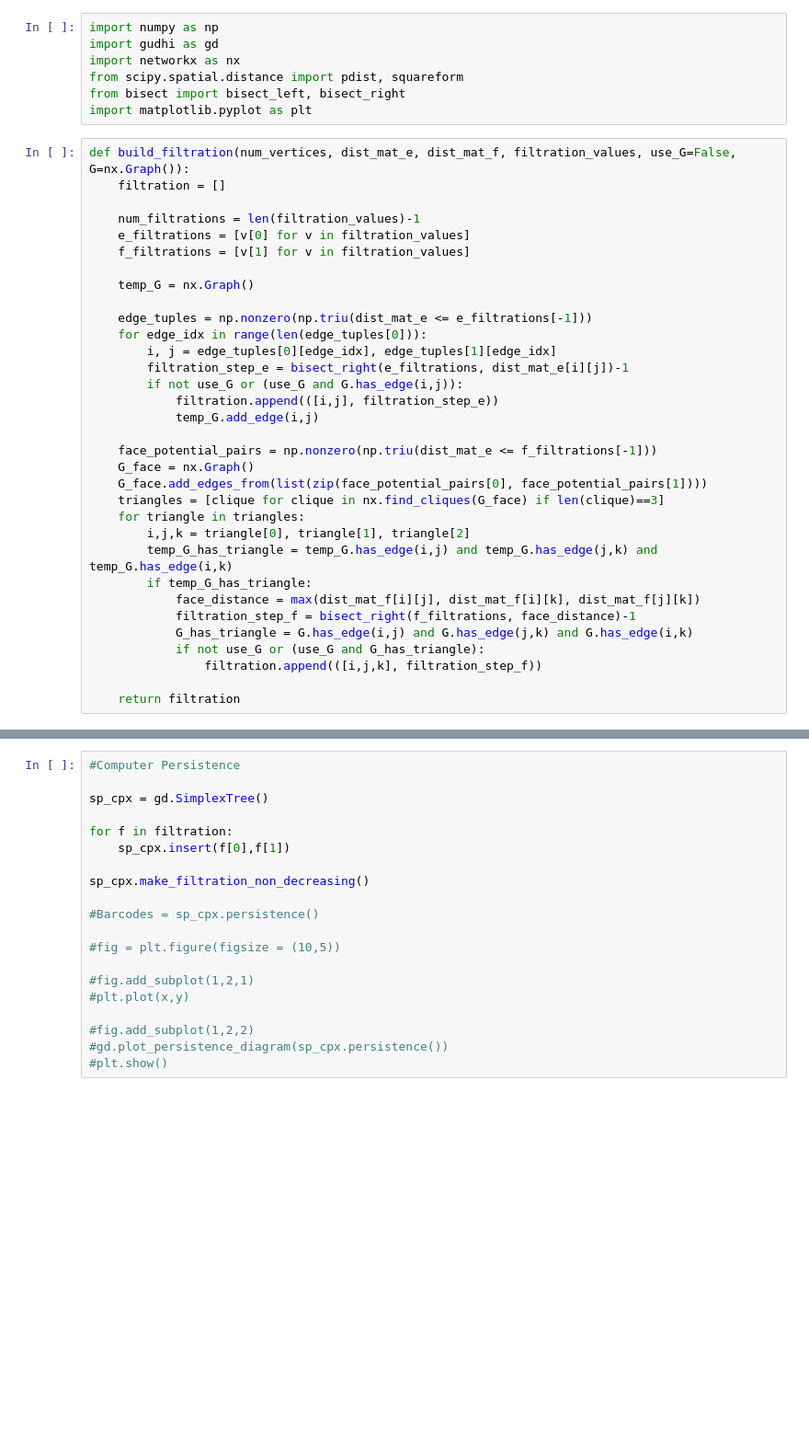
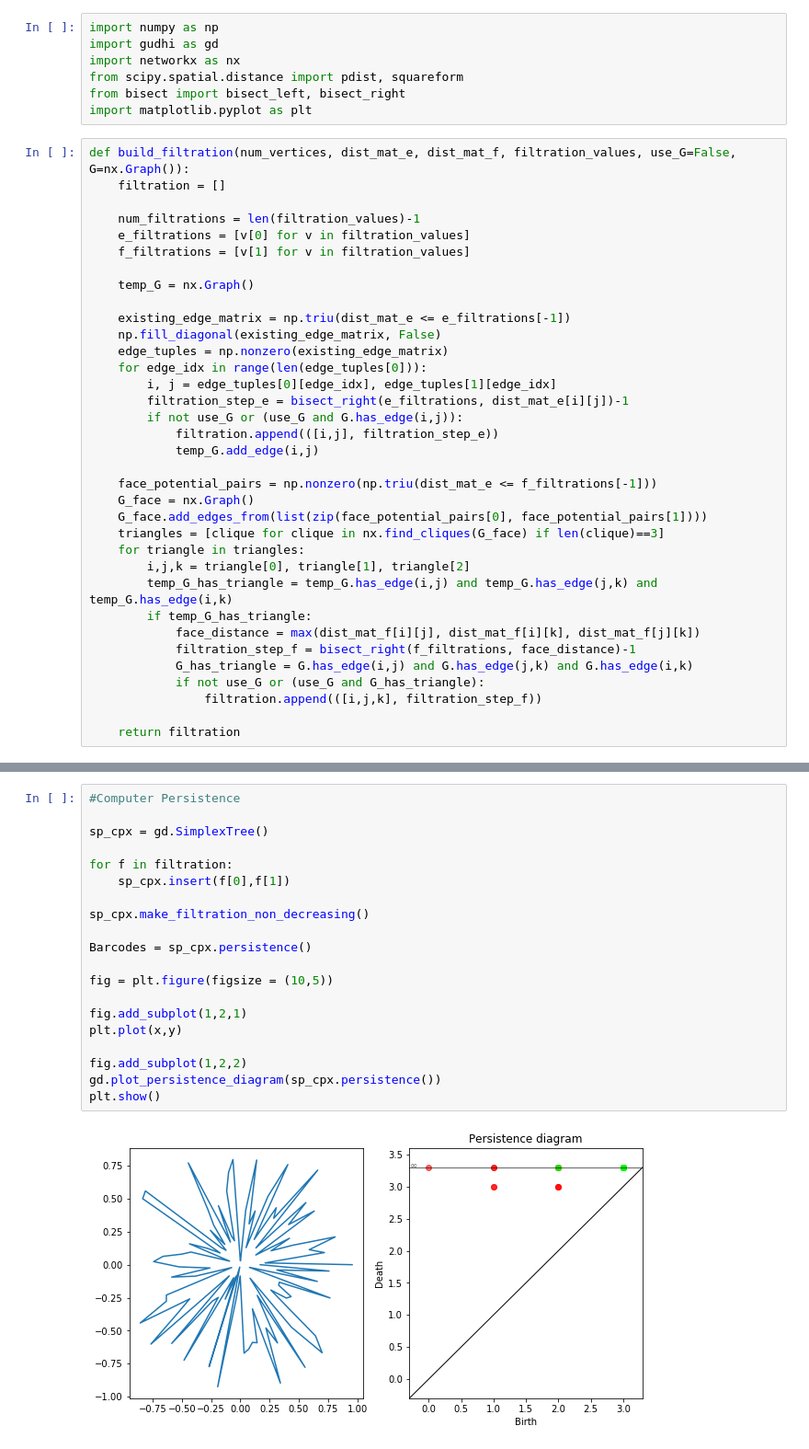
Before and after one commit to vrdi/TDAproject, a Jupyter notebook: two_parameter_simplicial_complex.ipynb, the cells around one changed output, grey strips where cells are left out. Shown: that part at 92% size. Drawn from its saved outputs; the diff is of its cells as text; blank space fills up the shorter version.

```diff
--- a/two_parameter_simplicial_complex.ipynb
+++ b/two_parameter_simplicial_complex.ipynb
@@ -15,7 +15,9 @@ def build_filtration(num_vertices, dist_mat_e, dist_mat_f, filtration_values, us
 
     temp_G = nx.Graph()
 
-    edge_tuples = np.nonzero(np.triu(dist_mat_e <= e_filtrations[-1]))
+    existing_edge_matrix = np.triu(dist_mat_e <= e_filtrations[-1])
+    np.fill_diagonal(existing_edge_matrix, False)
+    edge_tuples = np.nonzero(existing_edge_matrix)
     for edge_idx in range(len(edge_tuples[0])):
         i, j = edge_tuples[0][edge_idx], edge_tuples[1][edge_idx]
         filtration_step_e = bisect_right(e_filtrations, dist_mat_e[i][j])-1
@@ -55,20 +60,22 @@ filtration = build_filtration(num_pts, dist_e, dist_f, filtration_values)
 # %%
 #Computer Persistence
 
 sp_cpx = gd.SimplexTree()
 
 for f in filtration:
     sp_cpx.insert(f[0],f[1])
 
 sp_cpx.make_filtration_non_decreasing()
 
-#Barcodes = sp_cpx.persistence()
+Barcodes = sp_cpx.persistence()
 
-#fig = plt.figure(figsize = (10,5))
+fig = plt.figure(figsize = (10,5))
 
-#fig.add_subplot(1,2,1)
-#plt.plot(x,y)
+fig.add_subplot(1,2,1)
+plt.plot(x,y)
 
-#fig.add_subplot(1,2,2)
-#gd.plot_persistence_diagram(sp_cpx.persistence())
-#plt.show()
+fig.add_subplot(1,2,2)
+gd.plot_persistence_diagram(sp_cpx.persistence())
+plt.show()
+# %% [output]
+[figure, added]
```
Also changed, not shown: parts of 1 cell of this notebook.
